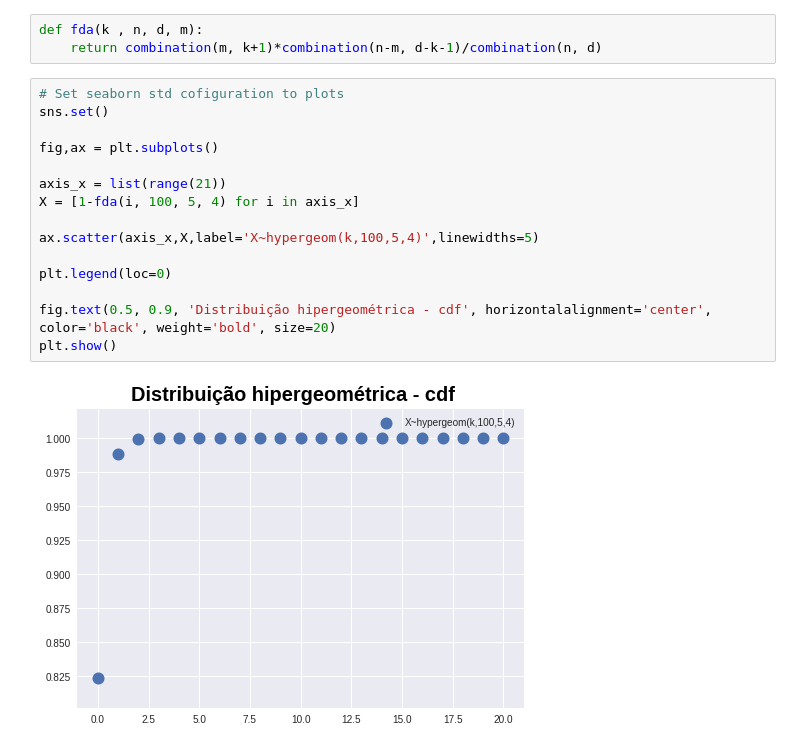
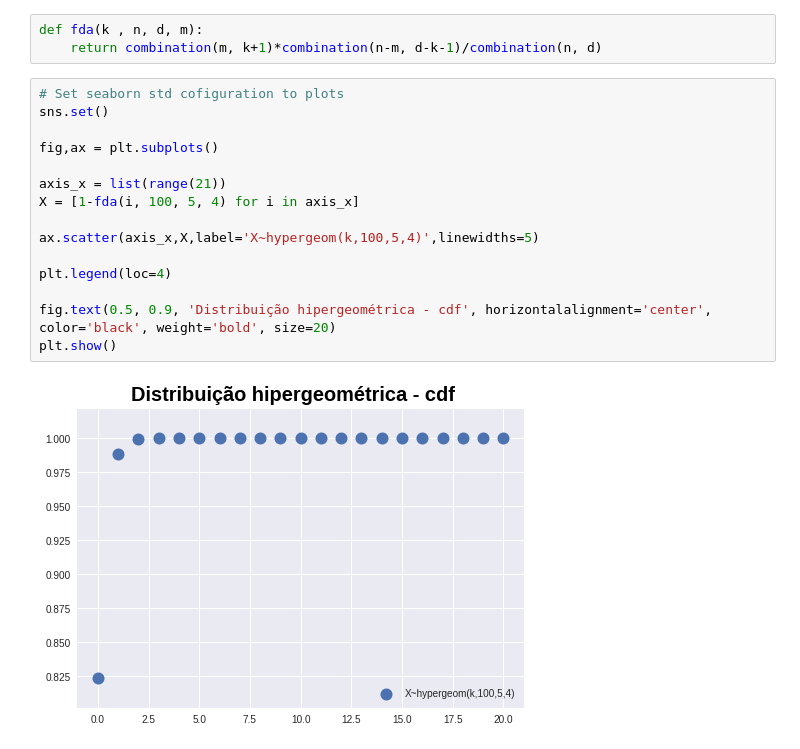
Before and after one commit to ailsonfds/IMD0033_Probabilidade, a Jupyter notebook: Aula 19 - Distribuições Discretas II/Aula 19.ipynb, the cells around one changed output. Drawn from its saved outputs; the diff is of its cells as text.

```diff
--- a/Aula 19 - Distribuições Discretas II/Aula 19.ipynb
+++ b/Aula 19 - Distribuições Discretas II/Aula 19.ipynb
@@ -118,17 +118,17 @@ def fda(k , n, d, m):
 # %%
 # Set seaborn std cofiguration to plots
 sns.set()
 
 fig,ax = plt.subplots()
 
 axis_x = list(range(21))
 X = [1-fda(i, 100, 5, 4) for i in axis_x]
 
 ax.scatter(axis_x,X,label='X~hypergeom(k,100,5,4)',linewidths=5)
 
-plt.legend(loc=0)
+plt.legend(loc=4)
 
 fig.text(0.5, 0.9, 'Distribuição hipergeométrica - cdf', horizontalalignment='center', color='black', weight='bold', size=20)
 plt.show()
 # %% [output]
-[figure, old version]
+[figure, new version]
```
